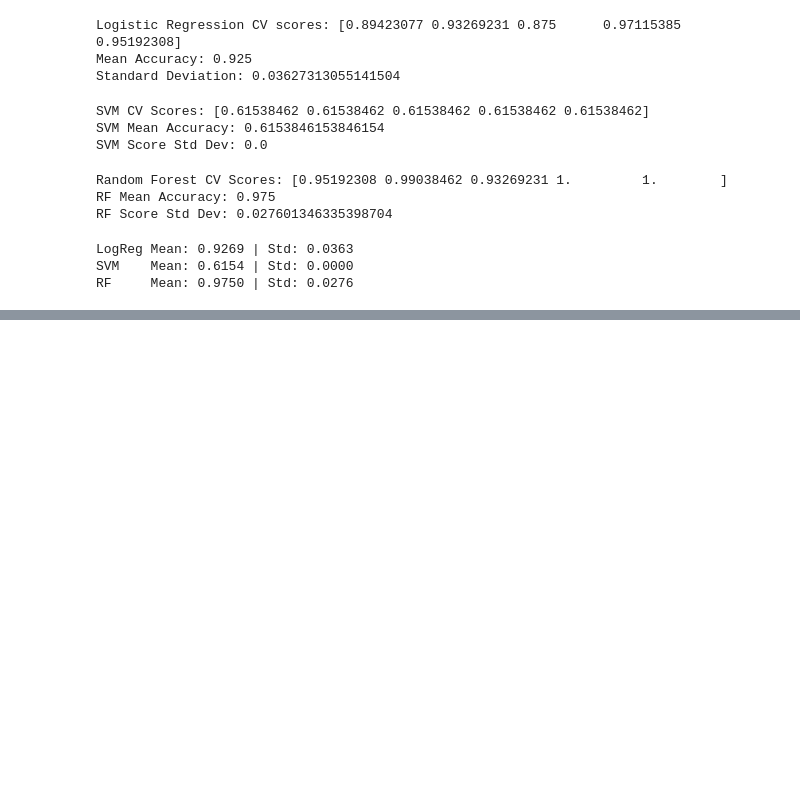
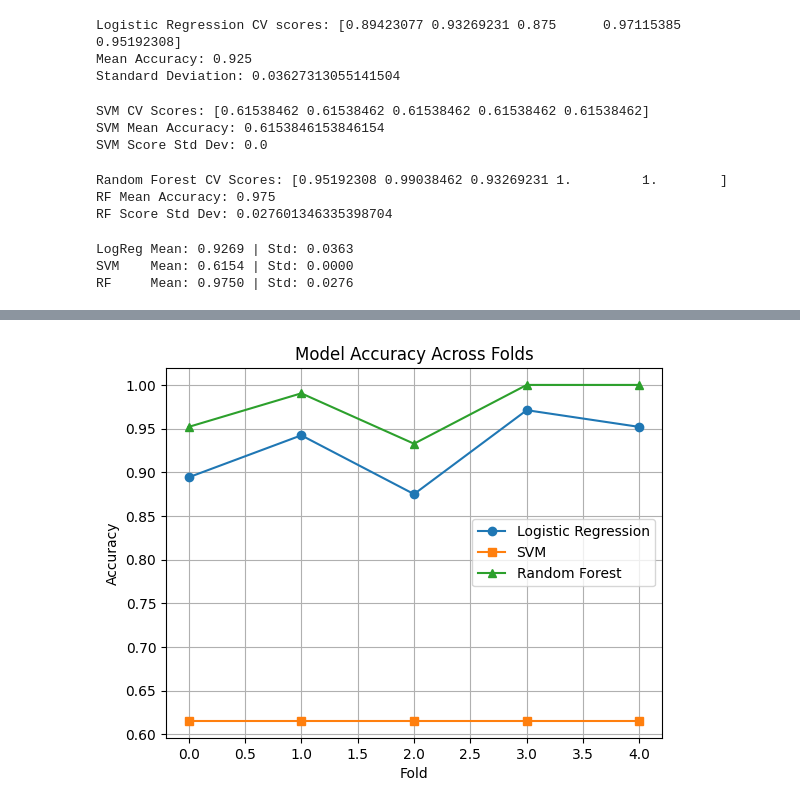
Before and after one commit to Girij1718/Predicting-Diabetes-Risk-Using-Health-and-Lifestyle-Indicators, a Jupyter notebook: Final_Project_.ipynb, the cells around one changed output, grey strips where cells are left out. Cells and saved outputs as stored; diff of their text form; code cells hidden in the pictures; blank space fills up the shorter version.

```diff
--- a/Final_Project_.ipynb
+++ b/Final_Project_.ipynb
@@ -180,0 +210,13 @@ RF     Mean: 0.9750 | Std: 0.0276
+# %%
+#Line Plot of Fold Accuracy
+plt.plot(scores, marker='o', label='Logistic Regression')
+plt.plot(svm_scores, marker='s', label='SVM')
+plt.plot(rf_scores, marker='^', label='Random Forest')
+plt.title("Model Accuracy Across Folds")
+plt.xlabel("Fold")
+plt.ylabel("Accuracy")
+plt.legend()
+plt.grid(True)
+plt.show()
+# %% [output]
+[figure, added]
```
Also changed, not shown: parts of 3 cells of this notebook.
